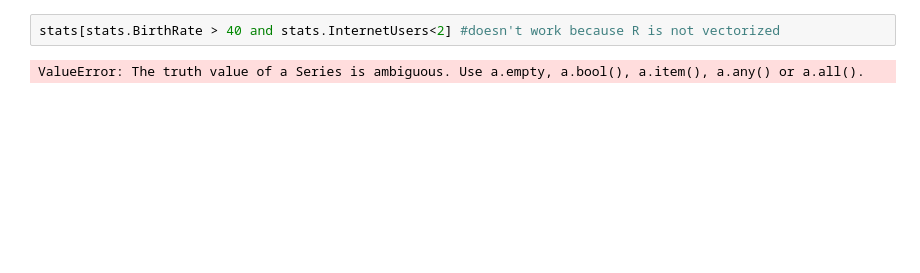
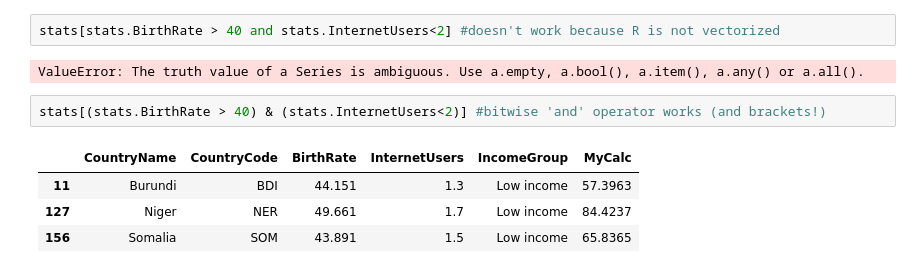
Before and after one commit to klimantje/PythonProgrammingCourse, a Jupyter notebook: Data import and exploring in python.ipynb, the cells around one changed output. Drawn from its saved outputs; the diff is of its cells as text; blank space fills up the shorter version.

```diff
--- a/Data import and exploring in python.ipynb
+++ b/Data import and exploring in python.ipynb
@@ -381,3 +305,10 @@ stats[stats.BirthRate > 40]
 stats[stats.BirthRate > 40 and stats.InternetUsers<2] #doesn't work because R is not vectorized
 # %% [output]
 ValueError: The truth value of a Series is ambiguous. Use a.empty, a.bool(), a.item(), a.any() or a.all().
+# %%
+stats[(stats.BirthRate > 40) & (stats.InternetUsers<2)] #bitwise 'and' operator works (and brackets!)
+# %% [output]
+|  | CountryName | CountryCode | BirthRate | InternetUsers | IncomeGroup | MyCalc |
+| 11 | Burundi | BDI | 44.151 | 1.3 | Low income | 57.3963 |
+| 127 | Niger | NER | 49.661 | 1.7 | Low income | 84.4237 |
+| 156 | Somalia | SOM | 43.891 | 1.5 | Low income | 65.8365 |
```
Also changed, not shown: parts of 23 cells of this notebook.
